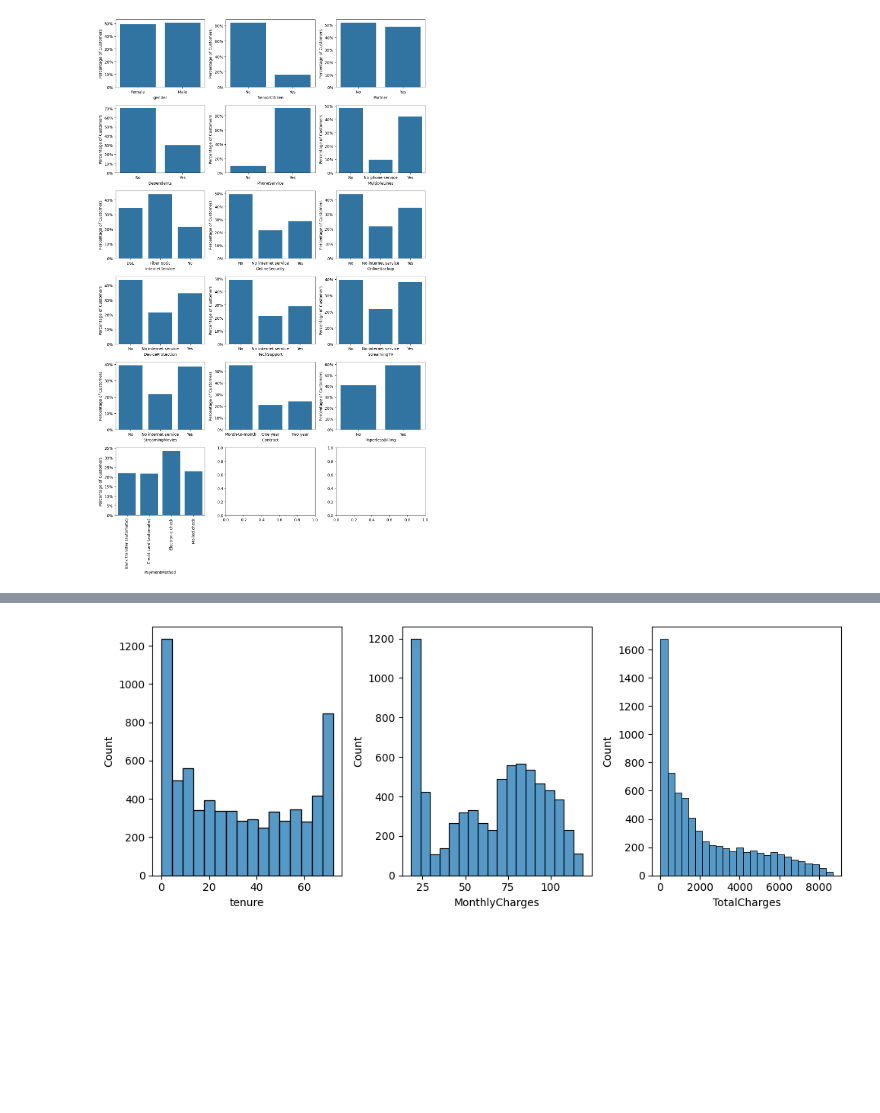
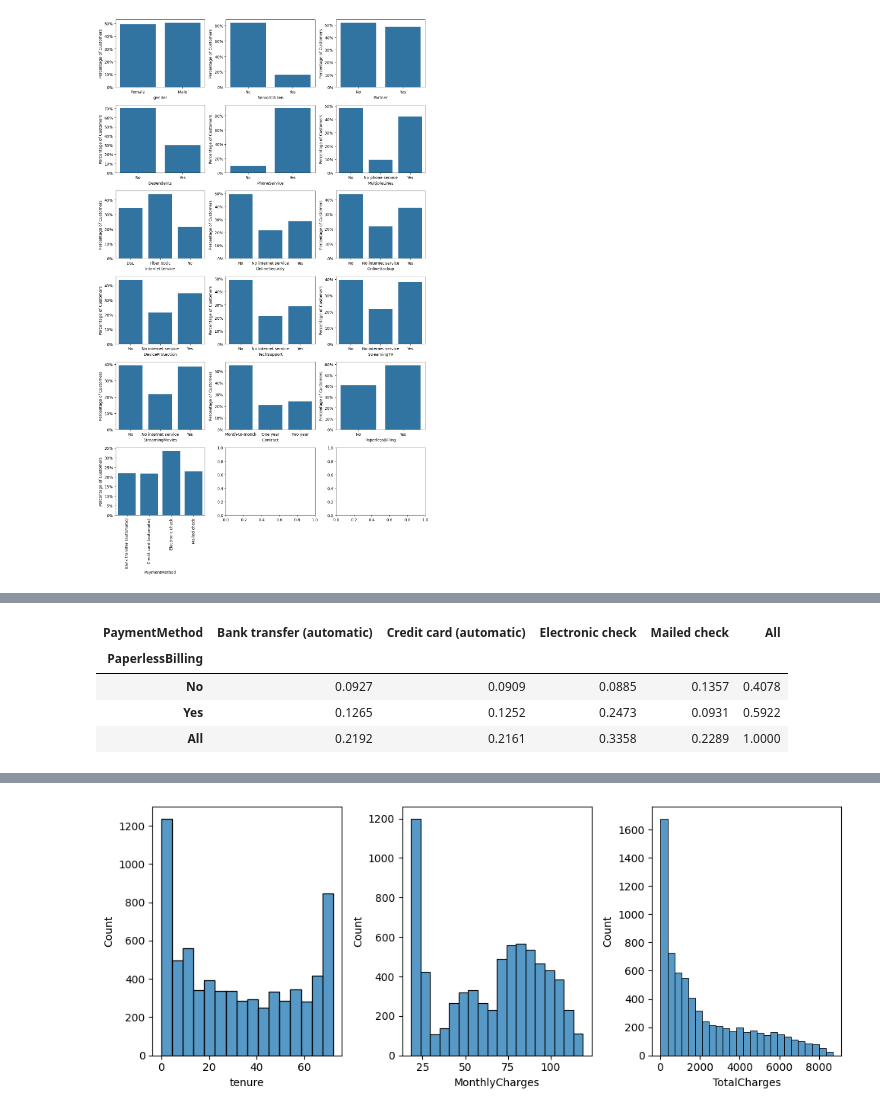
Before and after one commit to 2leog/telco-customer-churn, a Jupyter notebook: notebooks/01-lgo-initial-data-exploration.ipynb, the cells around one changed output, grey strips where cells are left out. Saved outputs shown, nothing was run; the diff lists cells and outputs as text; code cells hidden in the pictures; blank space fills up the shorter version.

```diff
--- a/notebooks/01-lgo-initial-data-exploration.ipynb
+++ b/notebooks/01-lgo-initial-data-exploration.ipynb
@@ -233,0 +258,9 @@ plt.show()
+# %%
+cont_table = pd.crosstab(df_cats["PaperlessBilling"], df_cats["PaymentMethod"], margins=True, normalize=True).round(4)
+cont_table
+# %% [output]
+| PaymentMethod | Bank transfer (automatic) | Credit card (automatic) | Electronic check | Mailed check | All |
+| PaperlessBilling |  |  |  |  |  |
+| No | 0.0927 | 0.0909 | 0.0885 | 0.1357 | 0.4078 |
+| Yes | 0.1265 | 0.1252 | 0.2473 | 0.0931 | 0.5922 |
+| All | 0.2192 | 0.2161 | 0.3358 | 0.2289 | 1.0000 |
```
Also changed, not shown: parts of 6 cells of this notebook.
